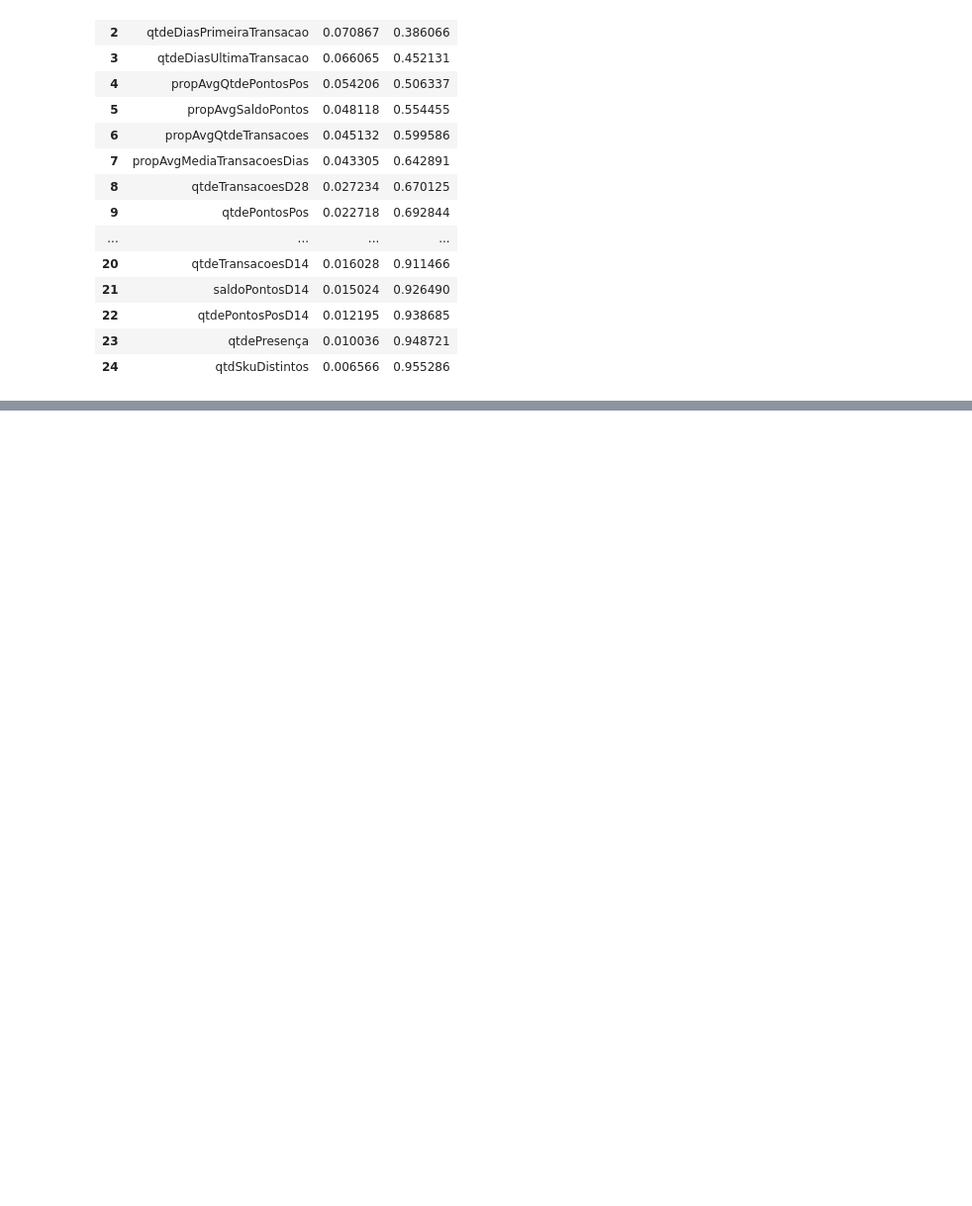
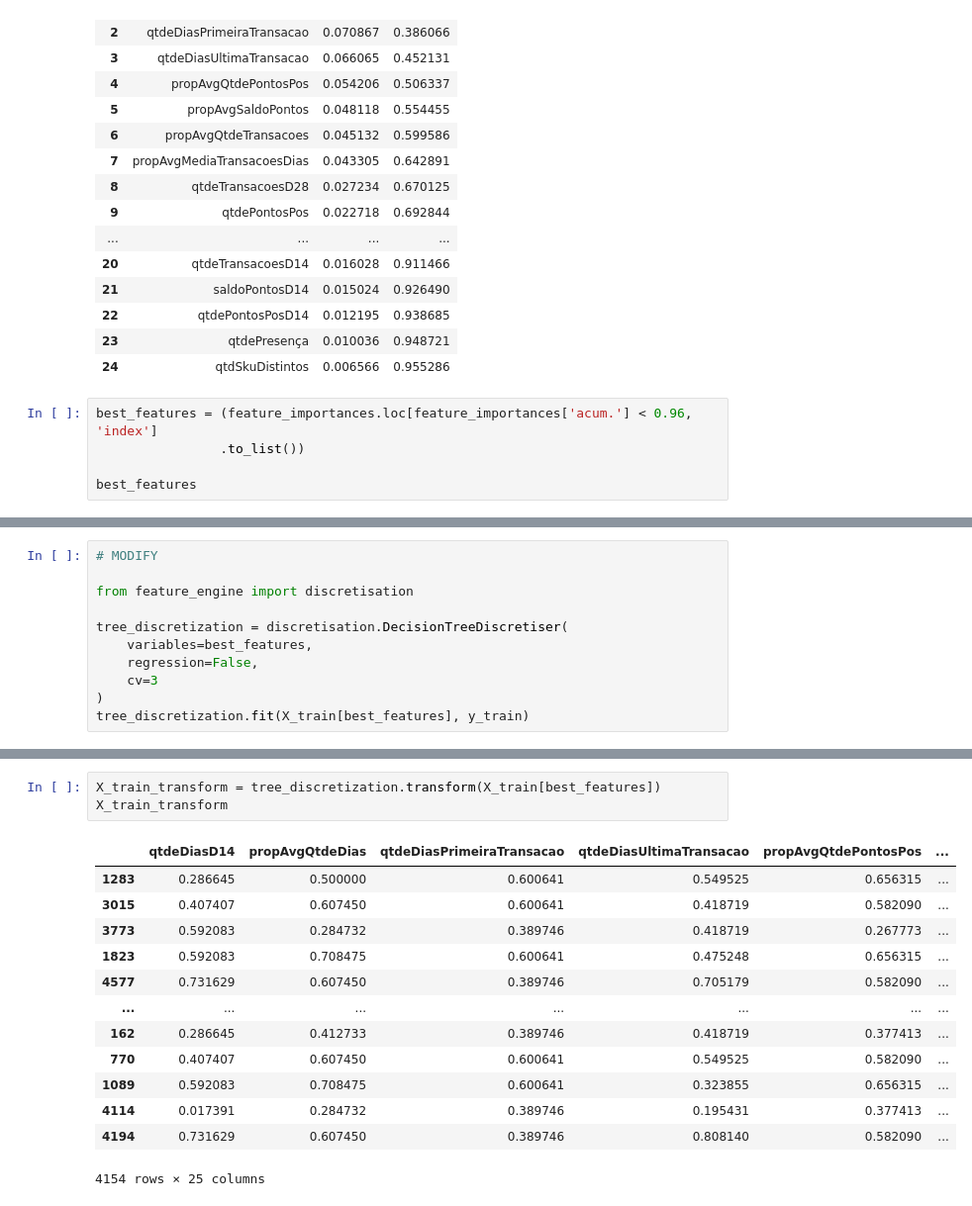
Before and after one commit to Elbiabuglio/Projeto-Machine-Learning, a Jupyter notebook: churn/train.ipynb, the cells around one changed output, grey strips where cells are left out. Shown at 99% size. Saved outputs shown, nothing was run; the diff lists cells and outputs as text; blank space fills up the shorter version.

```diff
--- a/churn/train.ipynb
+++ b/churn/train.ipynb
@@ -129,3 +129,8 @@ feature_importances[feature_importances['acum.'] < 0.96]
 | 22 | qtdePontosPosD14 | 0.012195 | 0.938685 |
 | 23 | qtdePresença | 0.010036 | 0.948721 |
 | 24 | qtdSkuDistintos | 0.006566 | 0.955286 |
+# %%
+best_features = (feature_importances.loc[feature_importances['acum.'] < 0.96, 'index']
+                .to_list())
+
+best_features
@@ -131,0 +155,11 @@ feature_importances[feature_importances['acum.'] < 0.96]
+# %%
+# MODIFY
+
+from feature_engine import discretisation
+
+tree_discretization = discretisation.DecisionTreeDiscretiser(
+    variables=best_features,
+    regression=False,
+    cv=3
+)
+tree_discretization.fit(X_train[best_features], y_train)
@@ -131,0 +183,17 @@ feature_importances[feature_importances['acum.'] < 0.96]
+# %%
+X_train_transform = tree_discretization.transform(X_train[best_features])
+X_train_transform
+# %% [output]
+|  | qtdeDiasD14 | propAvgQtdeDias | qtdeDiasPrimeiraTransacao | qtdeDiasUltimaTransacao | propAvgQtdePontosPos | ... |
+| 1283 | 0.286645 | 0.500000 | 0.600641 | 0.549525 | 0.656315 | ... |
+| 3015 | 0.407407 | 0.607450 | 0.600641 | 0.418719 | 0.582090 | ... |
+| 3773 | 0.592083 | 0.284732 | 0.389746 | 0.418719 | 0.267773 | ... |
+| 1823 | 0.592083 | 0.708475 | 0.600641 | 0.475248 | 0.656315 | ... |
+| 4577 | 0.731629 | 0.607450 | 0.389746 | 0.705179 | 0.582090 | ... |
+| ... | ... | ... | ... | ... | ... | ... |
+| 162 | 0.286645 | 0.412733 | 0.389746 | 0.418719 | 0.377413 | ... |
+| 770 | 0.407407 | 0.607450 | 0.600641 | 0.549525 | 0.582090 | ... |
+| 1089 | 0.592083 | 0.708475 | 0.600641 | 0.323855 | 0.656315 | ... |
+| 4114 | 0.017391 | 0.284732 | 0.389746 | 0.195431 | 0.377413 | ... |
+| 4194 | 0.731629 | 0.607450 | 0.389746 | 0.808140 | 0.582090 | ... |
+4154 rows × 25 columns
```
Also changed, not shown: parts of 4 cells of this notebook.
